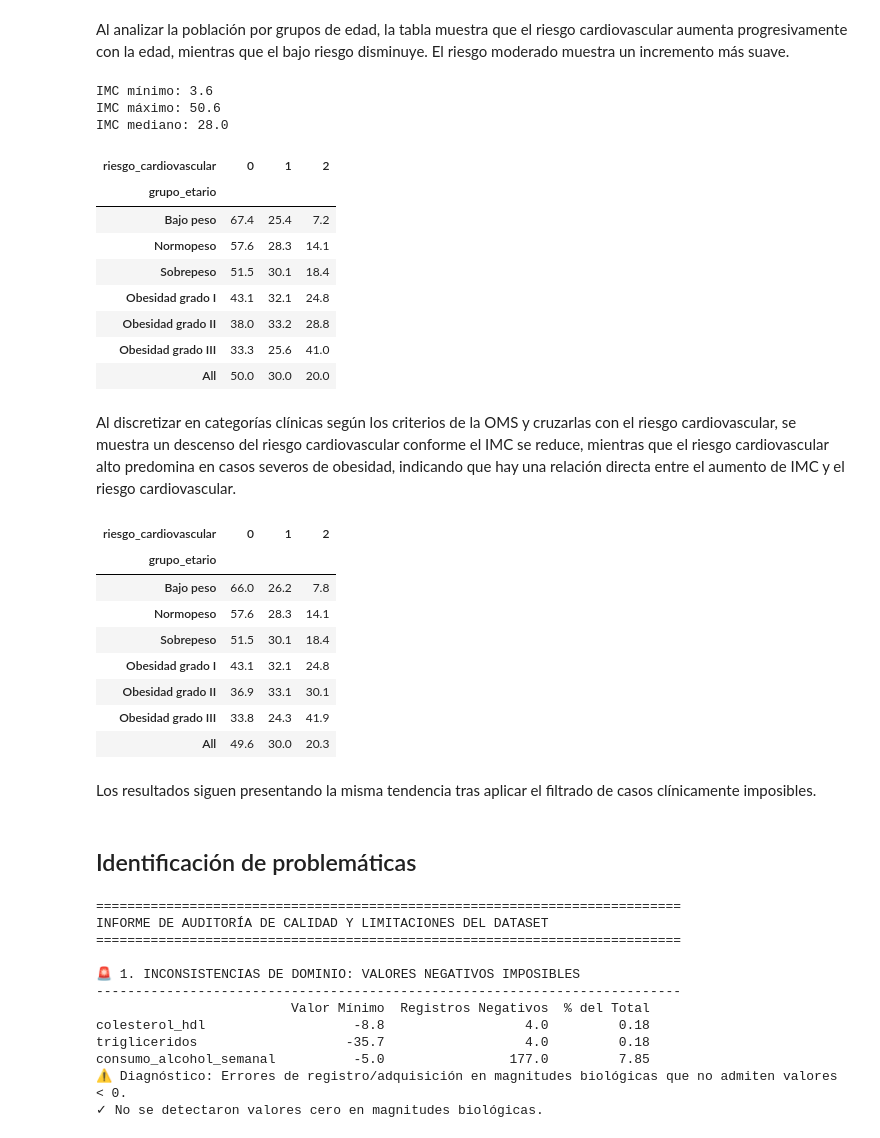
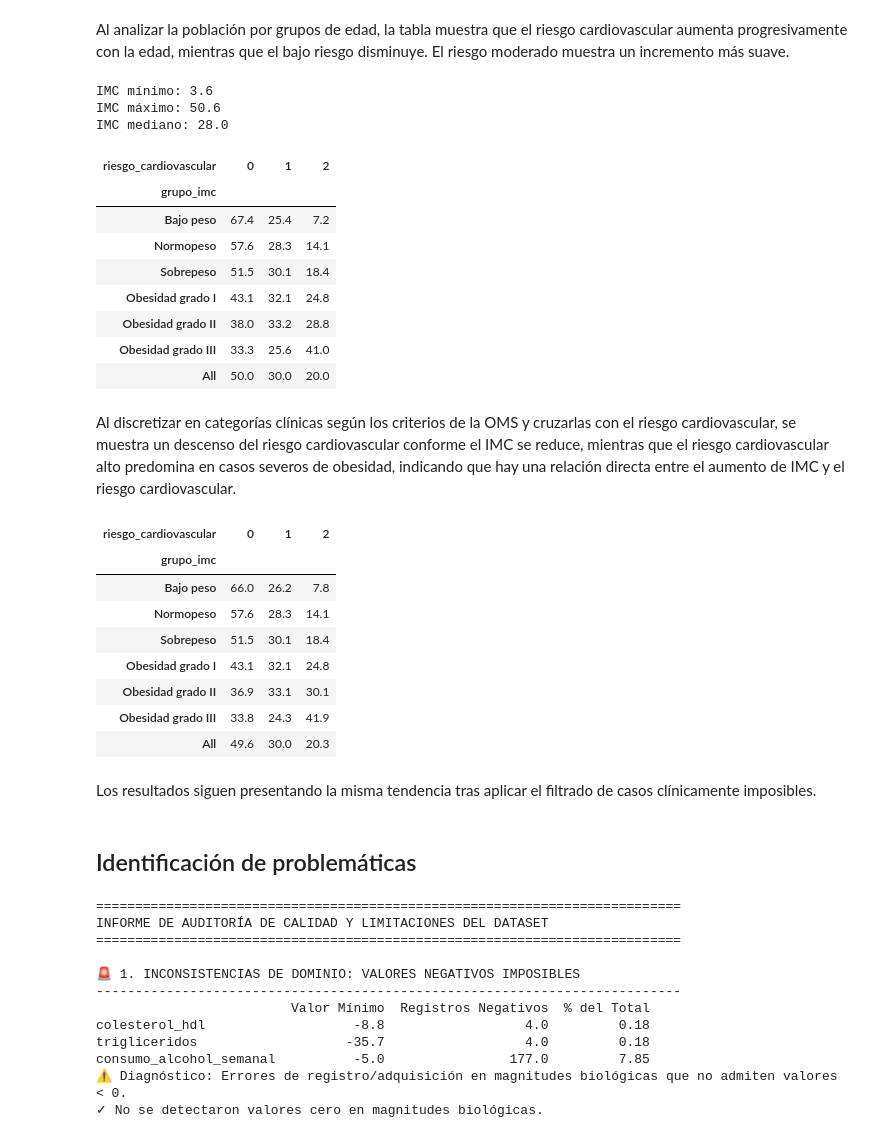
Before and after one commit to madalenointhemorning/MachineLearningUMU, a Jupyter notebook: notebooks/01_eda.ipynb, the cells around one changed output. Cells and saved outputs as stored; diff of their text form; code cells hidden in the pictures.

```diff
--- a/notebooks/01_eda.ipynb
+++ b/notebooks/01_eda.ipynb
@@ -489,37 +489,37 @@ Al analizar la población por grupos de edad, la tabla muestra que el riesgo car
 # Excluir menores
 df_imc_bien = df[df["edad"] >= 18].copy()
 
 # Comprobar el rango del IMC del dataset
 print(f"IMC mínimo: {df_imc_bien['indice_masa_corporal'].min():.1f}")
 print(f"IMC máximo: {df_imc_bien['indice_masa_corporal'].max():.1f}")
 print(f"IMC mediano: {df_imc_bien['indice_masa_corporal'].median():.1f}")
 
-# Crear grupos etarios clínicos
+# Crear categorías de IMC según la OMS
 bins = [0, 18.5, 25, 30, 35, 40, np.inf]
 labels = [
     "Bajo peso",
     "Normopeso",
     "Sobrepeso",
     "Obesidad grado I",
     "Obesidad grado II",
     "Obesidad grado III",
 ]
 
-df_imc_bien["grupo_etario"] = pd.cut(df_imc_bien["indice_masa_corporal"], bins=bins, labels=labels, right=False)
+df_imc_bien["grupo_imc"] = pd.cut(df_imc_bien["indice_masa_corporal"], bins=bins, labels=labels, right=False)
 
 # Ver distribución por grupo y su relación con el riesgo cardiovascular
 pd.crosstab(
-    df_imc_bien["grupo_etario"],
+    df_imc_bien["grupo_imc"],
     df_imc_bien["riesgo_cardiovascular"],
     normalize="index",
     margins=True,
 ).round(3) * 100
 # %% [output]
 IMC mínimo: 3.6
 IMC máximo: 50.6
 IMC mediano: 28.0
 | riesgo_cardiovascular | 0 | 1 | 2 |
-| grupo_etario |  |  |  |
+| grupo_imc |  |  |  |
 | Bajo peso | 67.4 | 25.4 | 7.2 |
 | Normopeso | 57.6 | 28.3 | 14.1 |
 | Sobrepeso | 51.5 | 30.1 | 18.4 |
@@ -535,18 +535,18 @@ df_imc_bien.loc[df_imc_bien['indice_masa_corporal'] < 13, 'indice_masa_corporal'
 df_imc_bien.loc[(df_imc_bien['indice_masa_corporal'] > 35) & (df_imc_bien['perimetro_cintura'] < 70), ['indice_masa_corporal', 'perimetro_cintura']] = np.nan
 df_imc_bien.loc[(df_imc_bien['indice_masa_corporal'] < 18.5) & (df_imc_bien['perimetro_cintura'] > 110), ['indice_masa_corporal', 'perimetro_cintura']] = np.nan
 
-df_imc_bien["grupo_etario"] = pd.cut(df_imc_bien["indice_masa_corporal"], bins=bins, labels=labels, right=False)
+df_imc_bien["grupo_imc"] = pd.cut(df_imc_bien["indice_masa_corporal"], bins=bins, labels=labels, right=False)
 
 # Ver distribución por grupo y su relación con el riesgo cardiovascular
 pd.crosstab(
-    df_imc_bien["grupo_etario"],
+    df_imc_bien["grupo_imc"],
     df_imc_bien["riesgo_cardiovascular"],
     normalize="index",
     margins=True,
 ).round(3) * 100
 # %% [output]
 | riesgo_cardiovascular | 0 | 1 | 2 |
-| grupo_etario |  |  |  |
+| grupo_imc |  |  |  |
 | Bajo peso | 66.0 | 26.2 | 7.8 |
 | Normopeso | 57.6 | 28.3 | 14.1 |
 | Sobrepeso | 51.5 | 30.1 | 18.4 |
@@ -556,8 +556,8 @@ pd.crosstab(
 | All | 49.6 | 30.0 | 20.3 |
 # %% [markdown]
 Los resultados siguen presentando la misma tendencia tras aplicar el filtrado de casos clínicamente imposibles.
-# %% [markdown]
-## Identificación de problemáticas
+# %% [markdown]
+## Identificación de problemáticas
 # %%
 # ==============================================================================
 # AUDITORÍA INTEGRAL DE CALIDAD DEL DATO Y PROBLEMÁTICAS (REQUISITO 3.1)
```
Also changed, not shown: parts of 7 cells of this notebook, 3 other files.
